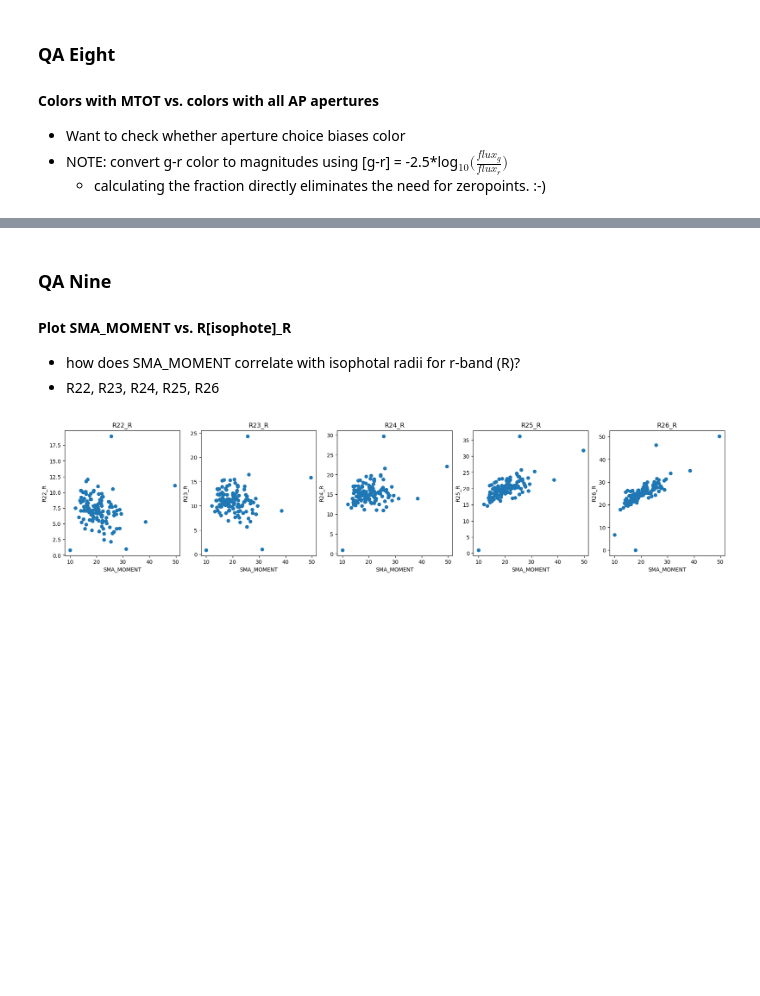
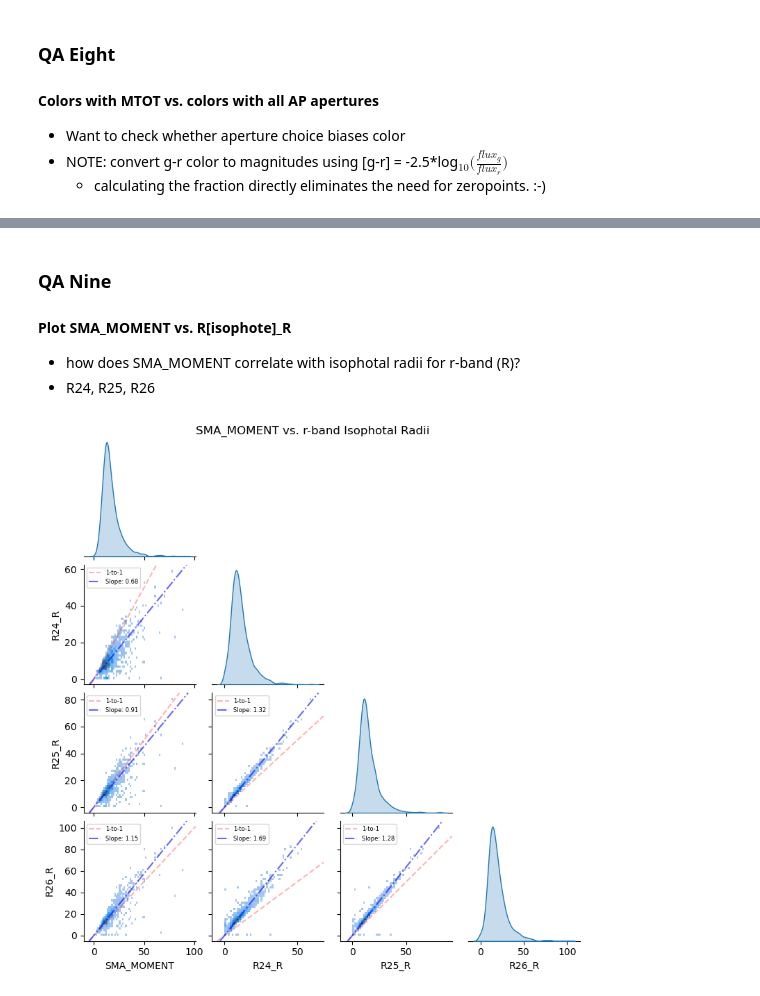
Before and after one commit to gammaspire/wisesize, a Jupyter notebook: SGA2025/SGA2025_test_catalog_1440.ipynb, the cells around one changed output, grey strips where cells are left out. Cells and saved outputs as stored; diff of their text form; code cells hidden in the pictures; blank space fills up the shorter version.

```diff
--- a/SGA2025/SGA2025_test_catalog_1440.ipynb
+++ b/SGA2025/SGA2025_test_catalog_1440.ipynb
@@ -77,10 +79,10 @@ separations = np.asarray(separations)
 import warnings
 warnings.filterwarnings("ignore")
 
-df = pd.DataFrame({'RA_INIT - RA_FINAL': separations[0],
-                'DEC_INIT - DEC_FINAL': separations[1],
-                'RA_INIT - RA_TRACTOR': separations[2],
-                'DEC_INIT - DEC_TRACTOR': separations[3],
-                'RA_TRACTOR - RA_FINAL': separations[4],
-                'DEC_TRACTOR - DEC_FINAL': separations[5]})
+df = pd.DataFrame({r'$\theta$_INIT - $\theta$_FINAL': delta_theta_init_final,
+                r'$\theta$_INIT - $\theta$_TRACTOR': delta_theta_init_tractor,
+                r'$\theta$_TRACTOR - $\theta$_FINAL': delta_theta_tractor_final})
+
+#convert to arcseconds
+df_arcsec = df * 3600
 # %%
@@ -124,7 +129,8 @@ Separation: 5.993"
 bapa_init = ellipse_tab['BA_INIT'], ellipse_tab['PA_INIT']
 bapa_final = ellipse_tab['BA'], ellipse_tab['PA']
 
-ba_flag = (bapa_init[0]!=1)  #some default to one (circle) as an initial BA guess
+#ba_flag = (bapa_init[0]!=1)  #some default to one (circle) as an initial BA guess
+ba_flag = np.ones(len(bapa_init[0]),dtype="bool")
 
 diff_ba = bapa_init[0][ba_flag]-bapa_final[0][ba_flag]
 diff_pa = bapa_init[1][ba_flag]-bapa_final[1][ba_flag]
@@ -428,7 +441,7 @@ for i, ax in enumerate(axes_flat, start=1):
 
     if i<7:
         index = i-1
-        ylim = 0, 0
+        ylim = 0.1, 7
         title = bands[index]
 
         flag=np.ones(len(ellipse_tab), dtype=bool)
@@ -455,6 +468,7 @@ for i, ax in enumerate(axes_flat, start=1):
 
     ax.axline([0,0],slope=1,color='black',ls='--',alpha=0.4, label='1-to-1')
     ax.set_xlim(xlim)
+    ax.set_ylim(ylim)
 
     if i==1:
         ax.legend(loc='upper left')
@@ -584,4 +631,6 @@ err_flag = (mtot_g!=0) & (mtot_r!=0) & (mtot_z!=0)
 
 mtot_g_r = mtot_g[err_flag] - mtot_r[err_flag]
 mtot_r_z = mtot_r[err_flag] - mtot_z[err_flag]
+
+sganames = ellipse_tab['SGAID'][err_flag]
 # %%
@@ -678,25 +746,43 @@ ValueError: x and y must be the same size
 ### QA Nine
 #### Plot SMA_MOMENT vs.  R[isophote]_R
  - how does SMA_MOMENT correlate with isophotal radii for r-band (R)?
- - R22, R23, R24, R25, R26
+ - R24, R25, R26
 # %%
-sma_moment = ellipse_tab['SMA_MOMENT'] #based on optical measurements
-
-isophotes=['22','23','24','25','26']
+isophotes=['24','25','26']
 r_isophotes = [f'R{isophote}_R' for isophote in isophotes]
 
-fig, axes = plt.subplots(nrows=1, ncols=5, figsize=(18, 4), constrained_layout=True)
+colnames = ['SMA_MOMENT'] + r_isophotes
 
-axes_flat = axes.ravel()
+tab = Table(ellipse_tab[colnames]).to_pandas()
 
-for i, ax in enumerate(axes_flat, start=1):
-    ax.set_title(f'R{isophotes[i-1]}_R')
-    ax.set_xlabel('SMA_MOMENT')
-    ax.set_ylabel(r_isophotes[i-1])
-    im=ax.scatter(sma_moment, ellipse_tab[r_isophotes[i-1]])
+p = sns.pairplot(tab, corner=True, height=2, kind='hist', diag_kind='kde')#, kind="kde", plot_kws={'levels':10})
 
-#fig.suptitle(r'MTOT vs. AP04 FLUX (negative MTOT galaxies removed)',fontsize=16)
+axes_flat = [ax for ax in p.axes.flat if ax is not None]
+
+for i, ax in enumerate(axes_flat):
+
+    if i not in [0,2,5,9]:   #omit histograms; note that hidden axes are None but also have an index
+
+        #grab labels (which are, in fact, the column names!)
+        x_label = ax.get_xlabel()
+        y_label = ax.get_ylabel()
+
+        ratios = tab[y_label] / tab[x_label]
+
+        #remove ratios with NaN entries
+        #these happen to correspond to cases with 0/0, so where there are no isophotal measurements
+        ratios_clean = ratios.dropna()
+
+        median_ratio = np.median(ratios_clean)
+
+        ax.axline([0,0],slope=1, color='red',ls='--',alpha=0.3, label='1-to-1')
+
+        ax.axline([0,0],slope=median_ratio, color='blue', ls='-.', alpha=0.6, label=f'Slope: {median_ratio:.2f}')
+
+        ax.legend(fontsize=6)
+
+p.fig.suptitle("SMA_MOMENT vs. r-band Isophotal Radii", y=1)
 
 plt.show()
 # %% [output]
-[figure, old version]
+[figure, new version]
```
Also changed, not shown: parts of 19 cells of this notebook, 1 other file.
